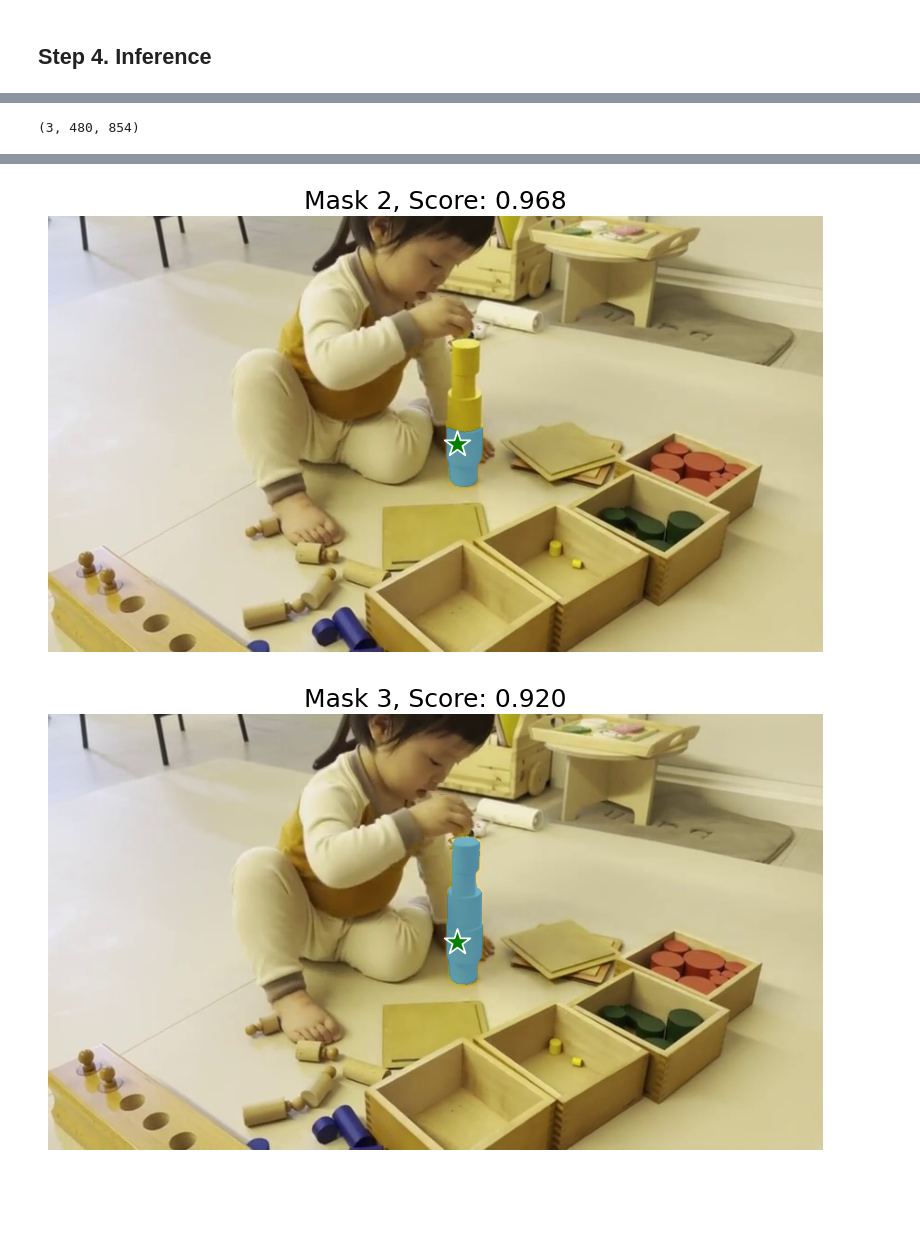
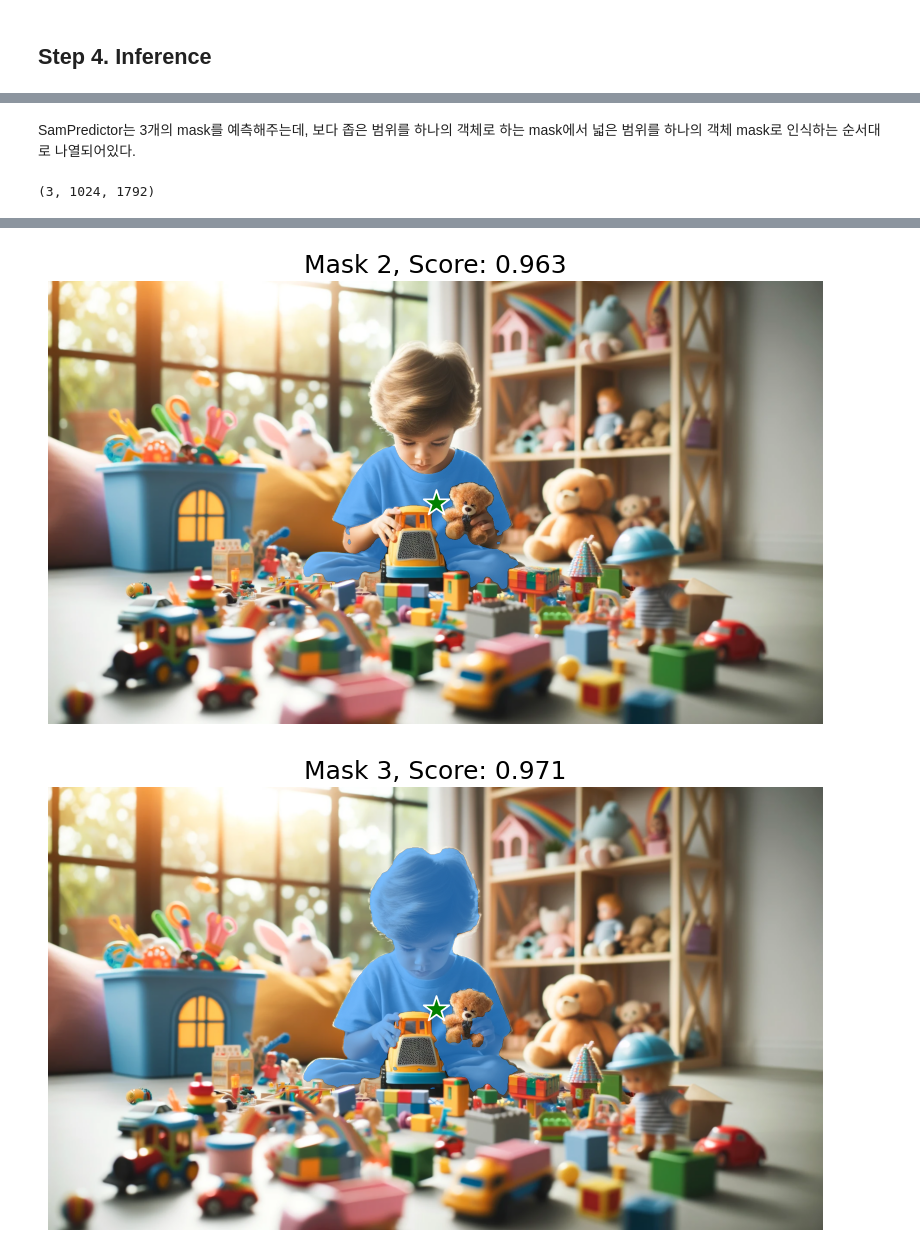
Before and after one commit to kim-jeonghyun/advanced_detection_segmentation_model, a Jupyter notebook: segment_anything_inference_practice.ipynb, the cells around one changed output, grey strips where cells are left out. Saved outputs shown, nothing was run; the diff lists cells and outputs as text; code cells hidden in the pictures; blank space fills up the shorter version.

Commit message:
:sparkles: Add prediction using SamPredictor

```diff
--- a/segment_anything_inference_practice.ipynb
+++ b/segment_anything_inference_practice.ipynb
@@ -88,0 +110,13 @@ Extracted all
+# %%
+from google.colab import files
+import os
+
+uploaded = files.upload()
+# 특정 파일 타입만 업로드하고 싶은 경우, 예를 들어 이미지 파일만 필터링
+for filename in uploaded.keys():
+  if filename.lower().endswith(('.png', '.jpg', '.jpeg')):
+    print(f"Image file '{filename}' uploaded with length {len(uploaded[filename])} bytes.")
+  else:
+    print(f"Uploaded file '{filename}' is not an image.")
+    # 필요한 경우 비이미지 파일을 삭제
+    os.remove(filename)
@@ -270,9 +242,11 @@ def show_box(box, ax):
 # %%
-import cv2
-from segment_anything import SamPredictor
-
 predictor = SamPredictor(sam)
 
-image_bgr = cv2.imread(image_path)
+image_bgr = cv2.imread(filename)
 image_rgb = cv2.cvtColor(image_bgr, cv2.COLOR_BGR2RGB)
+height, width, channels = image_bgr.shape
+
+# set the image for prediction
 predictor.set_image(image_rgb)
+# get image_embedding
+image_embedding=predictor.get_image_embedding()
@@ -279,6 +262,6 @@ predictor.set_image(image_rgb)
 # %%
-input_point = np.array([[450, 250]])
-input_label = np.array([1])
+input_point = np.array([[width//2, height//2]])
+input_label = np.array([1]) # 이곳의 객체를 얻겠다는 positive point는 1, 반대는 0
 # %%
 plt.figure(figsize=(10,10))
 plt.imshow(image_rgb)
@@ -295,14 +276,16 @@ masks, scores, logits = predictor.predict(
     point_labels=input_label,
     multimask_output=True,
 )
+# %% [markdown]
+SamPredictor는 3개의 mask를 예측해주는데, 보다 좁은 범위를 하나의 객체로 하는 mask에서 넓은 범위를 하나의 객체 mask로 인식하는 순서대로 나열되어있다.
 # %%
 masks.shape  # (number_of_masks) x H x W
 # %% [output]
-(3, 480, 854)
+(3, 1024, 1792)
 # %%
 for i, (mask, score) in enumerate(zip(masks, scores)):
     plt.figure(figsize=(10,10))
-    plt.imshow(image)
+    plt.imshow(image_rgb)
     show_mask(mask, plt.gca())
     show_points(input_point, input_label, plt.gca())
     plt.title(f"Mask {i+1}, Score: {score:.3f}", fontsize=18)
@@ -313,2 +296,2 @@ for i, (mask, score) in enumerate(zip(masks, scores)):
-[figure, old version]
+[figure, new version]
-[figure, old version]
+[figure, new version]
```
Also changed, not shown: parts of 52 cells of this notebook.
